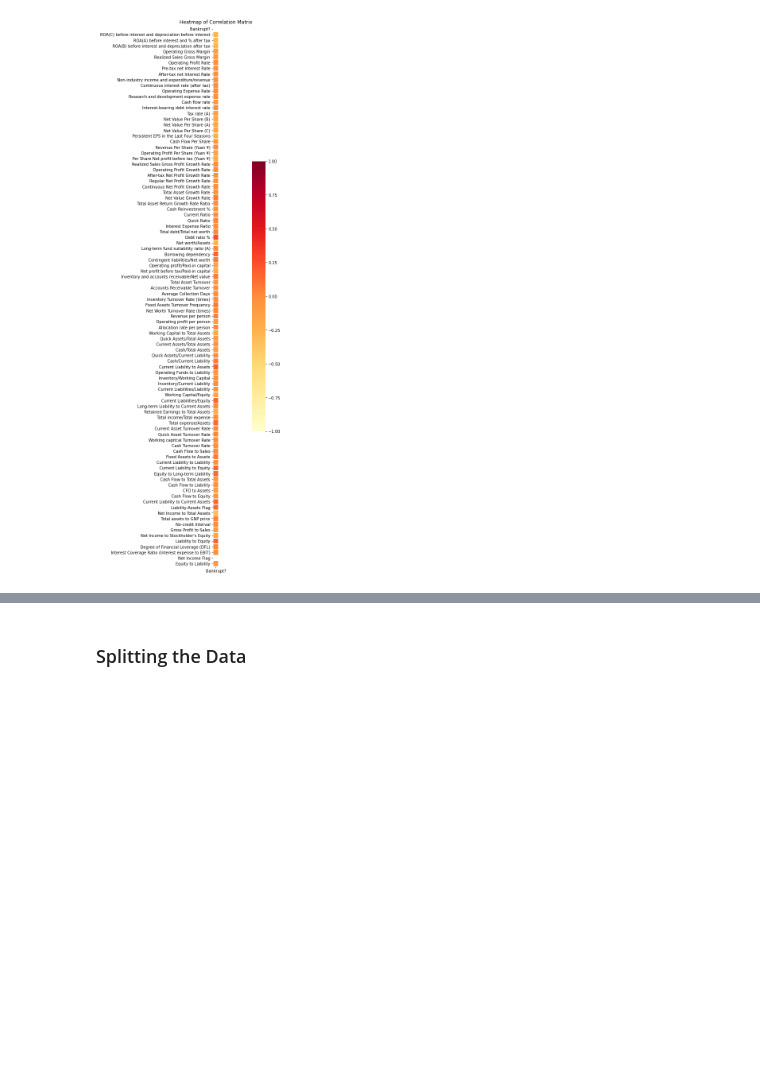
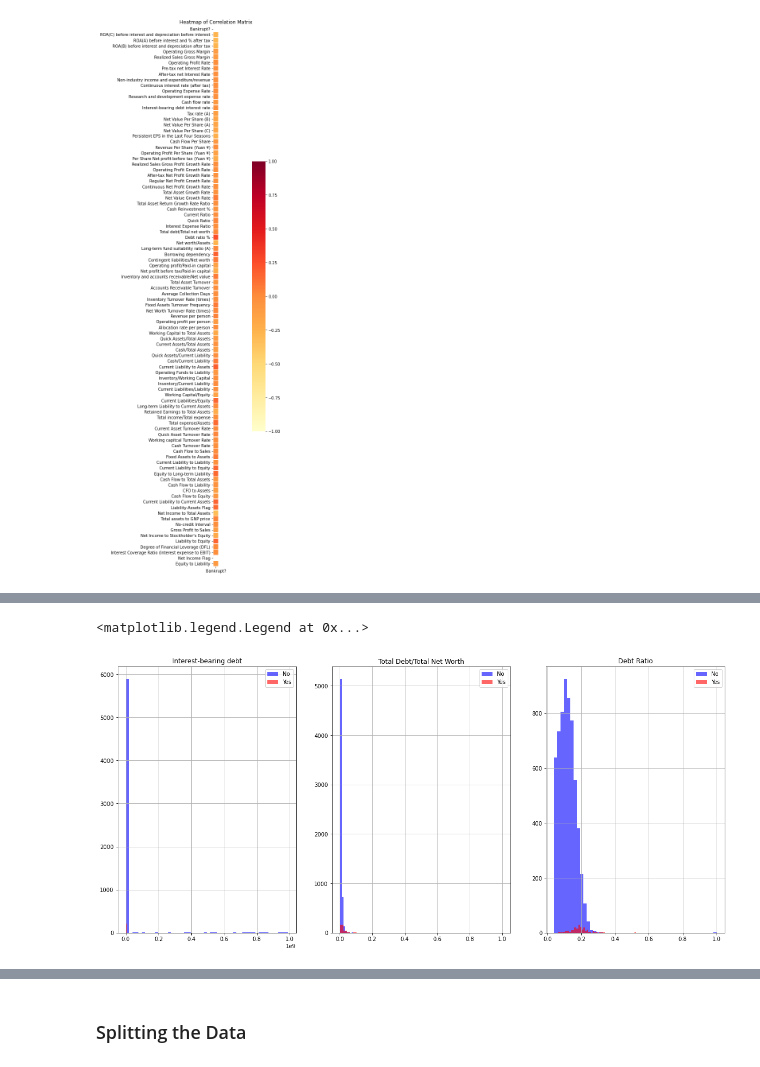
Before and after one commit to ramilchai/project3, a Jupyter notebook: ramil.ipynb, the cells around one changed output, grey strips where cells are left out. Saved outputs shown, nothing was run; the diff lists cells and outputs as text; code cells hidden in the pictures; blank space fills up the shorter version.

```diff
--- a/ramil.ipynb
+++ b/ramil.ipynb
@@ -130,0 +226,24 @@ ax.set_title("Heatmap of Correlation Matrix");
+# %%
+plt.figure(figsize=(20, 9))
+
+plt.subplot(1, 3, 1)
+ax1 = df_cleaned[df_cleaned['Bankrupt?'] == 0][' Interest-bearing debt interest rate'].hist(bins=50, color='blue', label='No', alpha=0.6)
+ax1 = df_cleaned[df_cleaned['Bankrupt?'] == 1][' Interest-bearing debt interest rate'].hist(bins=50, color='red', label='Yes', alpha=0.6)
+ax1.set_title('Interest-bearing debt')
+
+plt.subplot(1, 3, 2)
+ax2 = df_cleaned[df_cleaned['Bankrupt?'] == 0][' Total debt/Total net worth'].hist(bins=50, color='blue', label='No', alpha=0.6)
+ax2 = df_cleaned[df_cleaned['Bankrupt?'] == 1][' Total debt/Total net worth'].hist(bins=50, color='red', label='Yes', alpha=0.6)
+ax2.set_title('Total Debt/Total Net Worth')
+
+plt.subplot(1, 3, 3)
+ax3 = df_cleaned[df_cleaned['Bankrupt?'] == 0][' Debt ratio %'].hist(bins=50, color='blue', label='No', alpha=0.6)
+ax3 = df_cleaned[df_cleaned['Bankrupt?'] == 1][' Debt ratio %'].hist(bins=50, color='red', label='Yes', alpha=0.6)
+ax3.set_title('Debt Ratio')
+
+ax1.legend()
+ax2.legend()
+ax3.legend()
+# %% [output]
+<matplotlib.legend.Legend at 0x...>
+[figure, added]
```
Also changed, not shown: parts of 53 cells of this notebook.
